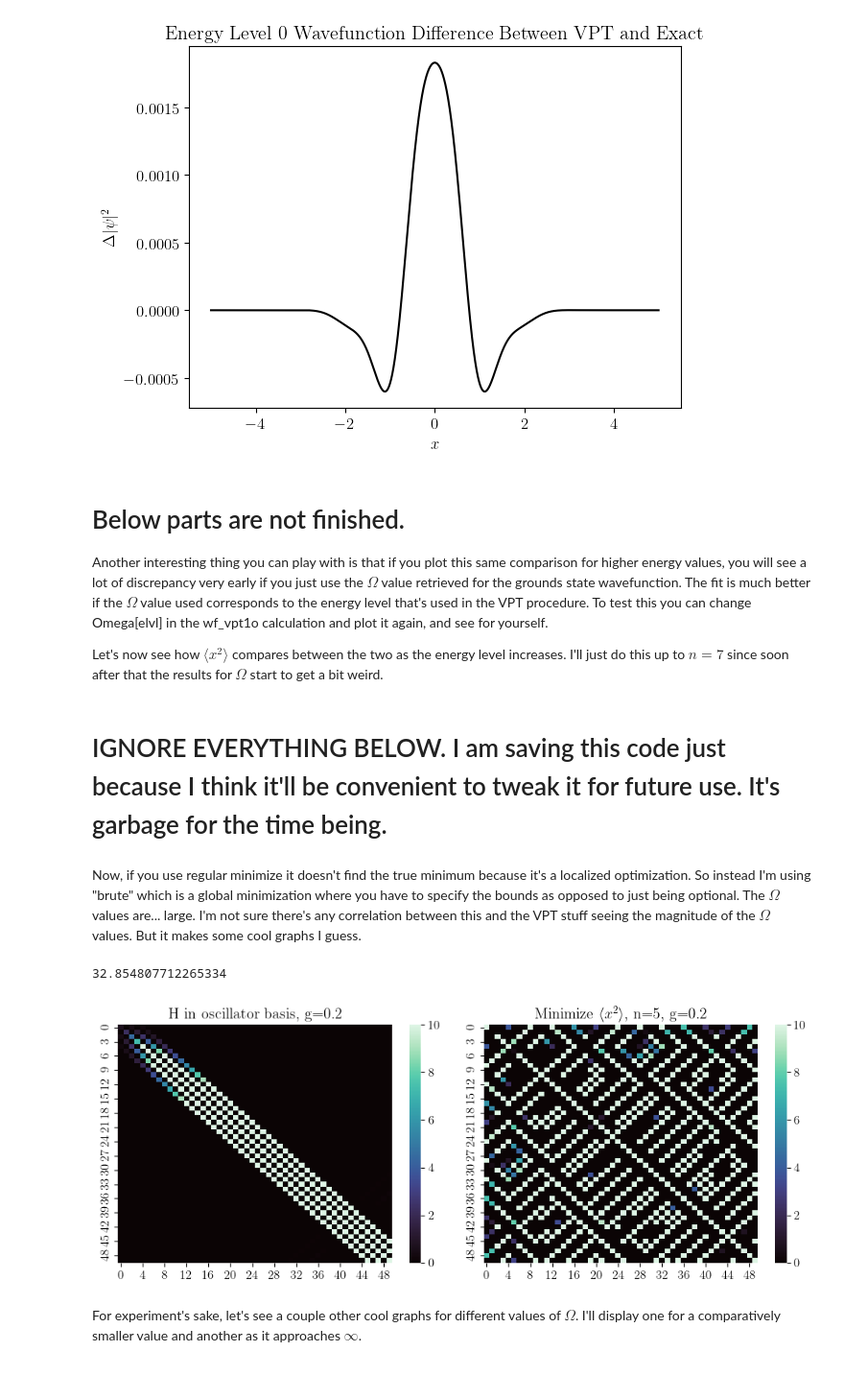
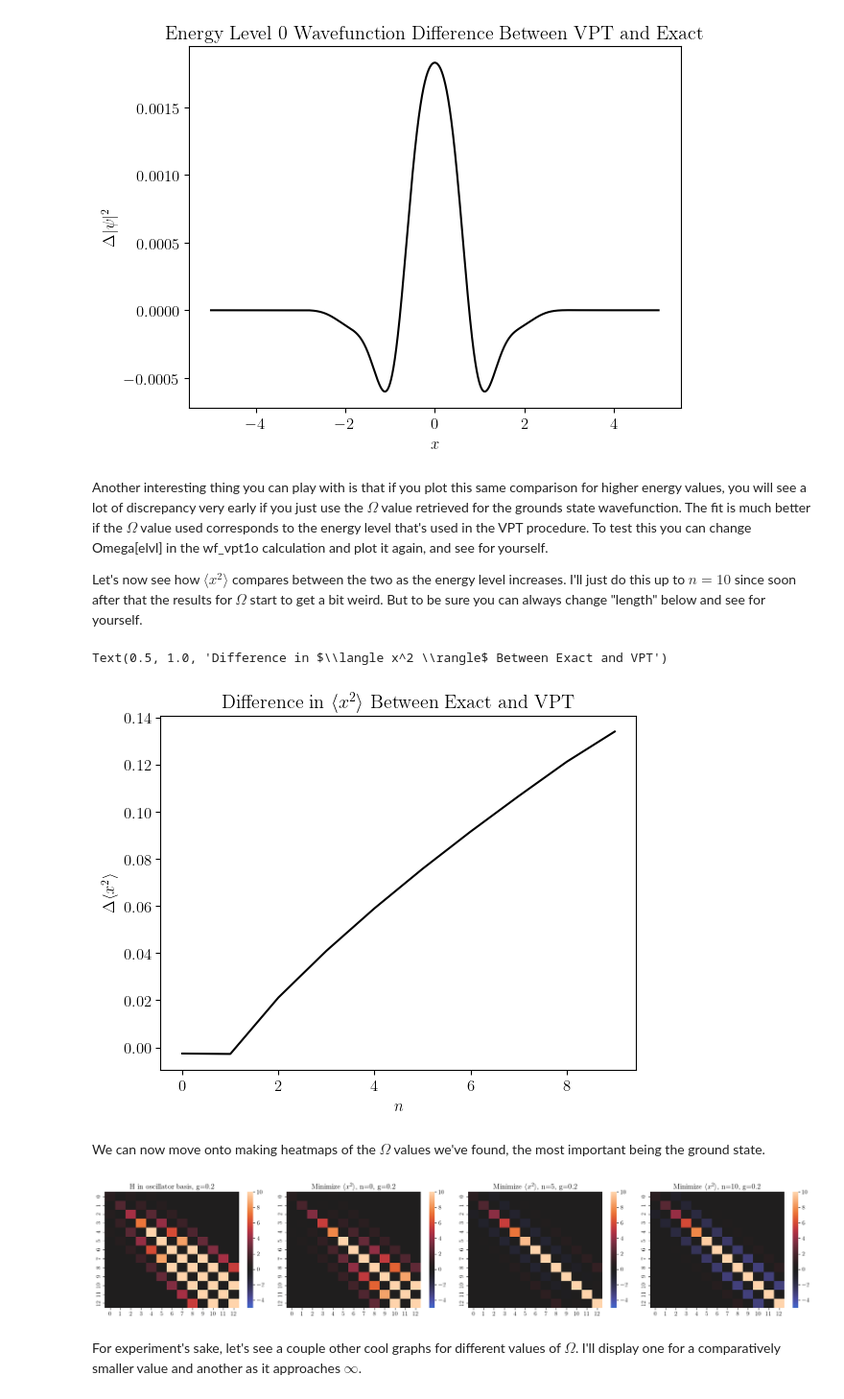
Before and after one commit to ihatebananas/Summer_Research, a Jupyter notebook: higher_energy_vpt.ipynb, the cells around one changed output. Shown at 96% size. Drawn from its saved outputs; the diff is of its cells as text; code cells hidden in the pictures.

Commit message:
added heatmaps for x^2 minimization Omega values

```diff
--- a/higher_energy_vpt.ipynb
+++ b/higher_energy_vpt.ipynb
@@ -285,7 +285,7 @@ n_vals = np.arange(20)
 Omega = np.zeros_like(n_vals) + 0.01 # just making sure it's not assuming it's an array of integers. It will be reassigned anyway.
 
 for i in range(len(n_vals)):
-    Omega[i] = sp.optimize.minimize(lambda x: -1.0 * x_sq_expval_1o(nvals[i], x), x0=[1.0], bounds=[(1e-6, 3.5 + 1.0*i/40)]).x[0]
+    Omega[i] = sp.optimize.minimize(lambda x: -1.0 * x_sq_expval_1o(n_vals[i], x), x0=[1.0], bounds=[(1e-6, 3.5 + 1.0*i/40)]).x[0]
 # %%
 print(Omega)
 # %% [output]
@@ -368,10 +368,8 @@ ax.legend()
 # %% [output]
 [figure]
 # %% [markdown]
-# Below parts are not finished.
-
 Another interesting thing you can play with is that if you plot this same comparison for higher energy values, you will see a lot of discrepancy very early if you just use the $\Omega$ value retrieved for the grounds state wavefunction. The fit is much better if the $\Omega$ value used corresponds to the energy level that's used in the VPT procedure. To test this you can change Omega[elvl] in the wf_vpt1o calculation and plot it again, and see for yourself.
 
-Let's now see how $\langle x^2 \rangle$ compares between the two as the energy level increases. I'll just do this up to $n=7$ since soon after that the results for $\Omega$ start to get a bit weird.
+Let's now see how $\langle x^2 \rangle$ compares between the two as the energy level increases. I'll just do this up to $n=10$ since soon after that the results for $\Omega$ start to get a bit weird. But to be sure you can always change "length" below and see for yourself.
 # %%
 # zeroth-order integrand for x^2 expectation value
@@ -384,12 +382,21 @@ def x_sq_expval_exact(n, Omega):
+# %%
+length = 10
+x_sq_diff = [x_sq_expval_1o(i, Omega[i]) - x_sq_expval_exact(i) for i in range(length)]
+
+fig = plt.figure()
+ax = fig.add_subplot(1, 1, 1)
+ax.plot(np.arange(length), x_sq_diff, color='black')
+
+ax.set_xlabel('$n$')
+ax.set_ylabel('$\\Delta \\langle x^2 \\rangle$')
+ax.set_title("Difference in $\\langle x^2 \\rangle$ Between Exact and VPT")
+# %% [output]
+Text(0.5, 1.0, 'Difference in $\\langle x^2 \\rangle$ Between Exact and VPT')
+[figure, added]
 # %% [markdown]
-# IGNORE EVERYTHING BELOW. I am saving this code just because I think it'll be convenient to tweak it for future use. It's garbage for the time being.
+We can now move onto making heatmaps of the $\Omega$ values we've found, the most important being the ground state.
-# %% [markdown]
-Now, if you use regular minimize it doesn't find the true minimum because it's a localized optimization. So instead I'm using "brute" which is a global minimization where you have to specify the bounds as opposed to just being optional. The $\Omega$ values are... large. I'm not sure there's any correlation between this and the VPT stuff seeing the magnitude of the $\Omega$ values. But it makes some cool graphs I guess.
 # %%
-Omega_val = sp.optimize.brute(lambda x: func, ranges=[(1e-6, 100)])[0]
-print(Omega_val)
-
-size = 50
+size = 13
 energy_matrix1 = np.zeros((size, size))
 
 for i in range(size):
@@ -401,28 +408,52 @@ for i in range(size):
 
 
 energy_matrix2 = np.zeros((size, size))
-
+test1 = 0
 for i in range(size):
     for j in range(i, size):
-        integral = c1 * np.dot(weights, trans_amp(i, j, c1*samples + c2, Omega_val))
+        integral = c1 * np.dot(weights, trans_amp(i, j, c1*samples + c2, Omega[test1]))
 
         energy_matrix2[i][j] = integral
         energy_matrix2[j][i] = integral
+
+
+energy_matrix3 = np.zeros((size, size))
+test2 = 5
+for i in range(size):
+    for j in range(i, size):
+        integral = c1 * np.dot(weights, trans_amp(i, j, c1*samples + c2, Omega[test2]))
+
+        energy_matrix3[i][j] = integral
+        energy_matrix3[j][i] = integral
+
+
+energy_matrix4 = np.zeros((size, size))
+test3 = 10
+for i in range(size):
+    for j in range(i, size):
+        integral = c1 * np.dot(weights, trans_amp(i, j, c1*samples + c2, Omega[test3]))
+
+        energy_matrix4[i][j] = integral
+        energy_matrix4[j][i] = integral
-# %% [output]
-32.854807712265334
 # %%
-fig = plt.figure(figsize=(10, 4))
-ax1 = fig.add_subplot(1, 2, 1)
-ax2 = fig.add_subplot(1, 2, 2)
+fig = plt.figure(figsize=(20, 4))
+ax1 = fig.add_subplot(1, 4, 1)
+ax2 = fig.add_subplot(1, 4, 2)
+ax3 = fig.add_subplot(1, 4, 3)
+ax4 = fig.add_subplot(1, 4, 4)
 ax1.set_title('H in oscillator basis, g=0.2')
-ax2.set_title('Minimize $\\langle x^2 \\rangle$, n=5, g=0.2')
-sns.heatmap(energy_matrix1, ax=ax1, vmax = 10, vmin=0, cmap='mako')
-sns.heatmap(energy_matrix2, ax=ax2, vmax = 10, vmin=0, cmap ='mako')
+ax2.set_title(f'Minimize $\\langle x^2 \\rangle$, n={test1}, g={g}')
+ax3.set_title(f'Minimize $\\langle x^2 \\rangle$, n={test2}, g={g}')
+ax4.set_title(f'Minimize $\\langle x^2 \\rangle$, n={test3}, g={g}')
+sns.heatmap(energy_matrix1, ax=ax1, vmax = 10, vmin=-5, cmap='icefire', center=0)
+sns.heatmap(energy_matrix2, ax=ax2, vmax = 10, vmin=-5, cmap='icefire', center=0)
+sns.heatmap(energy_matrix3, ax=ax3, vmax = 10, vmin=-5, cmap='icefire', center=0)
+sns.heatmap(energy_matrix4, ax=ax4, vmax = 10, vmin=-5, cmap='icefire', center=0)
 
 fig.tight_layout()
 plt.show()
 # %% [output]
-[figure, old version]
+[figure, new version]
 # %% [markdown]
 For experiment's sake, let's see a couple other cool graphs for different values of $\Omega$. I'll display one for a comparatively smaller value and another as it approaches $\infty$.
 # %%
```
Also changed, not shown: parts of 1 cell of this notebook.
